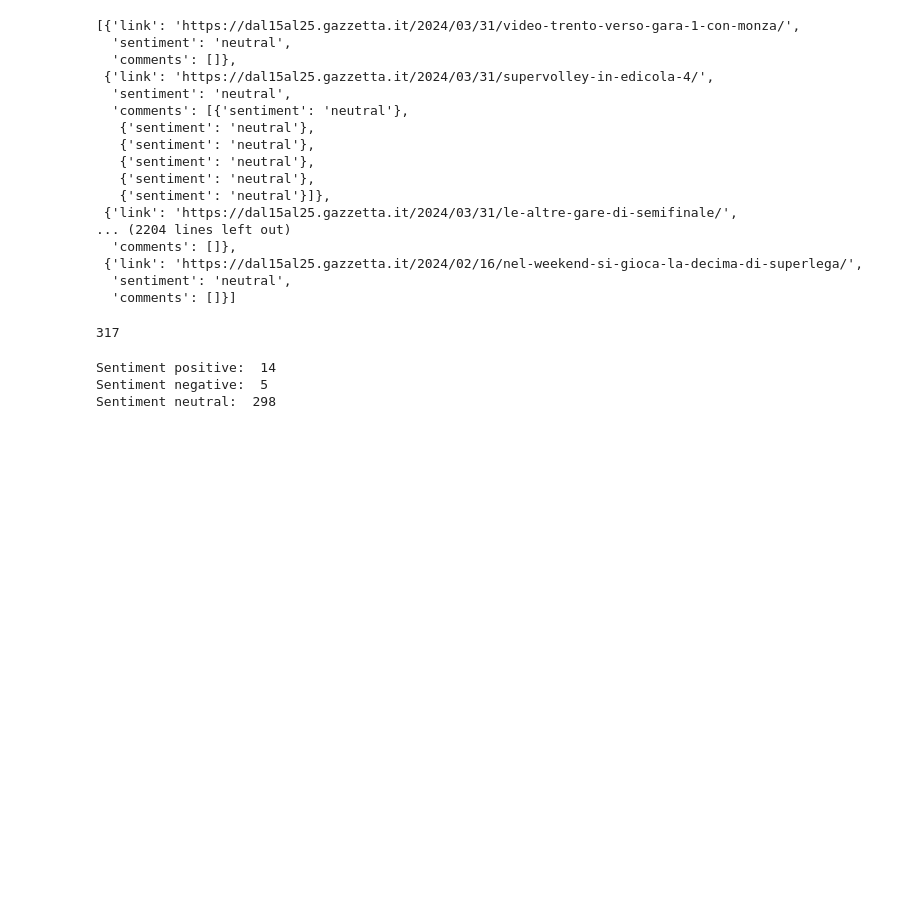
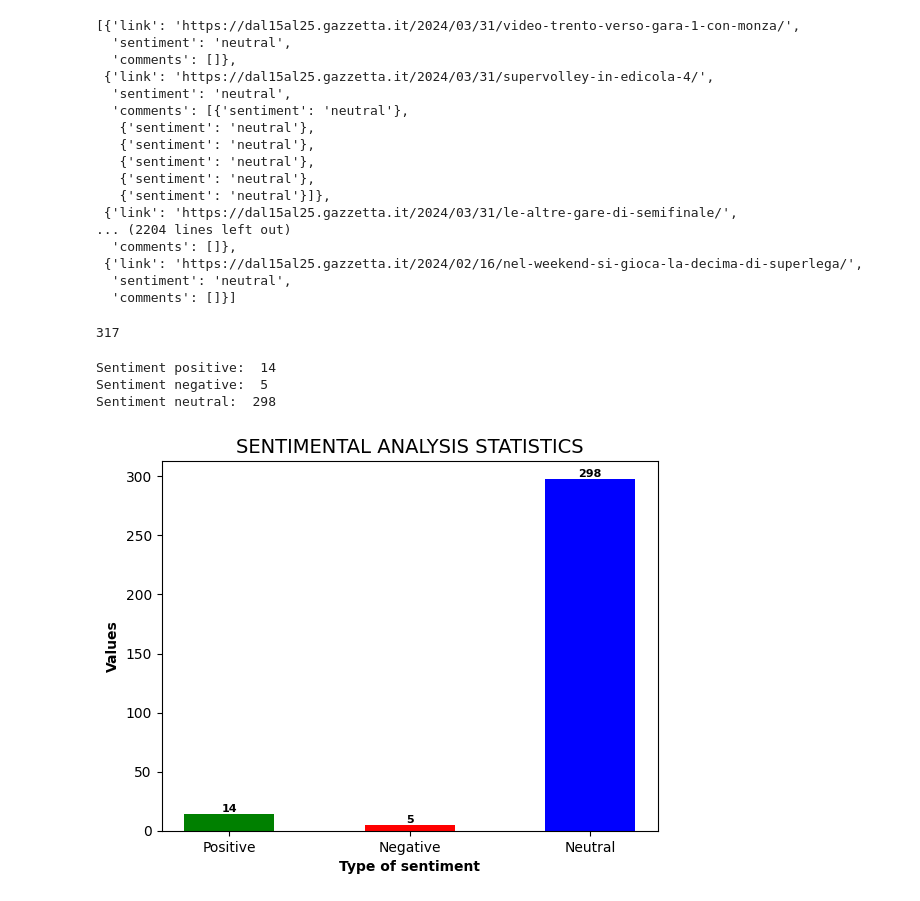
Before and after one commit to gabrizuzu/Sentiment_Analysis_VeroVolley, a Jupyter notebook: sentiment_statistic_web_dal15al25.ipynb, the cells around one changed output. Saved outputs shown, nothing was run; the diff lists cells and outputs as text; code cells hidden in the pictures; blank space fills up the shorter version.

Commit message:
Sentimental analysis statistic web dal15al25

```diff
--- a/sentiment_statistic_web_dal15al25.ipynb
+++ b/sentiment_statistic_web_dal15al25.ipynb
@@ -67,3 +67,21 @@ print('Sentiment neutral: ', count_neu)
 Sentiment positive:  14
 Sentiment negative:  5
 Sentiment neutral:  298
+# %%
+import matplotlib.pyplot as plt
+
+labels = ['Positive', 'Negative', 'Neutral']
+values = [14, 5, 298]
+
+bars = plt.bar(labels, values, color=['green', 'red', 'blue'], width = 0.5)
+
+for bar, value in zip(bars, values):
+    plt.text(bar.get_x() + bar.get_width()/2, bar.get_height(), value, ha='center', va='bottom', fontsize=8, color='black', weight='bold')
+
+plt.xlabel('Type of sentiment', fontsize=10, weight='bold')
+plt.ylabel('Values', fontsize=10, weight='bold')
+plt.title('SENTIMENTAL ANALYSIS STATISTICS', fontsize=14)
+
+plt.show()
+# %% [output]
+[figure, added]
```
